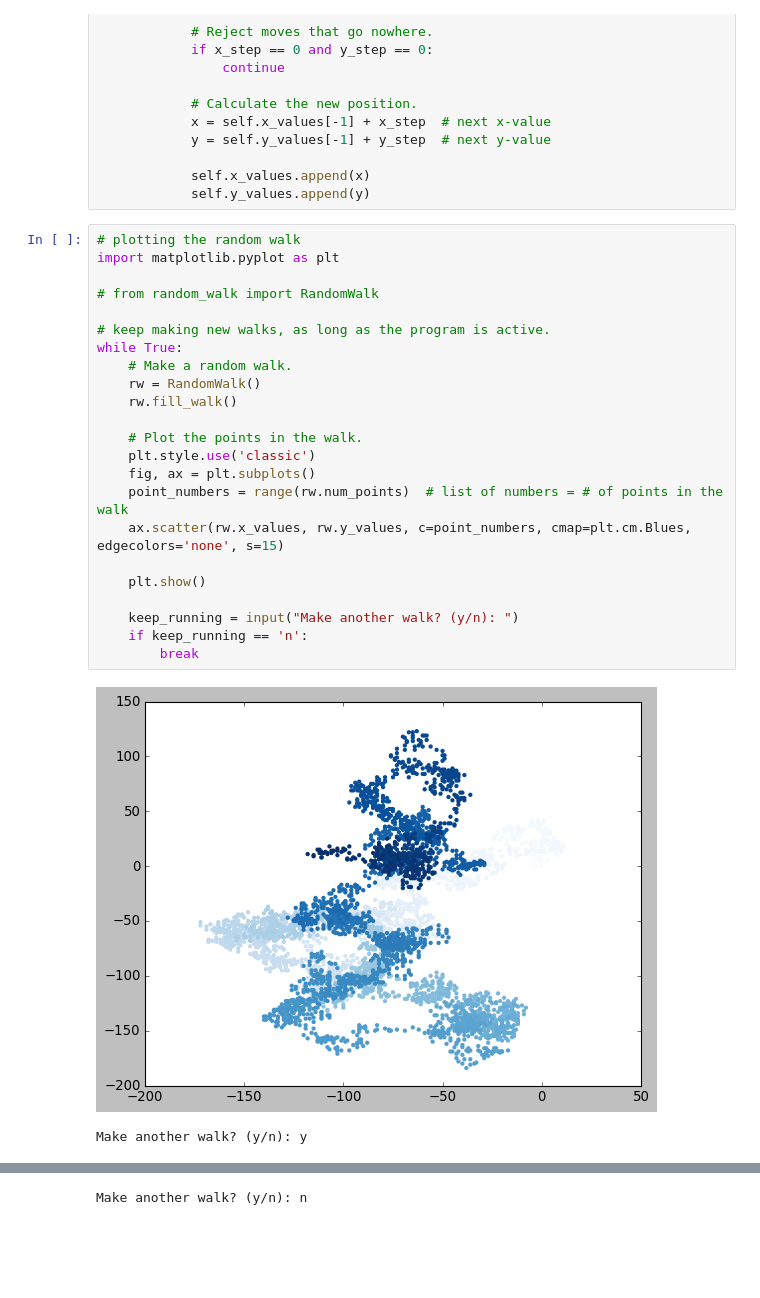
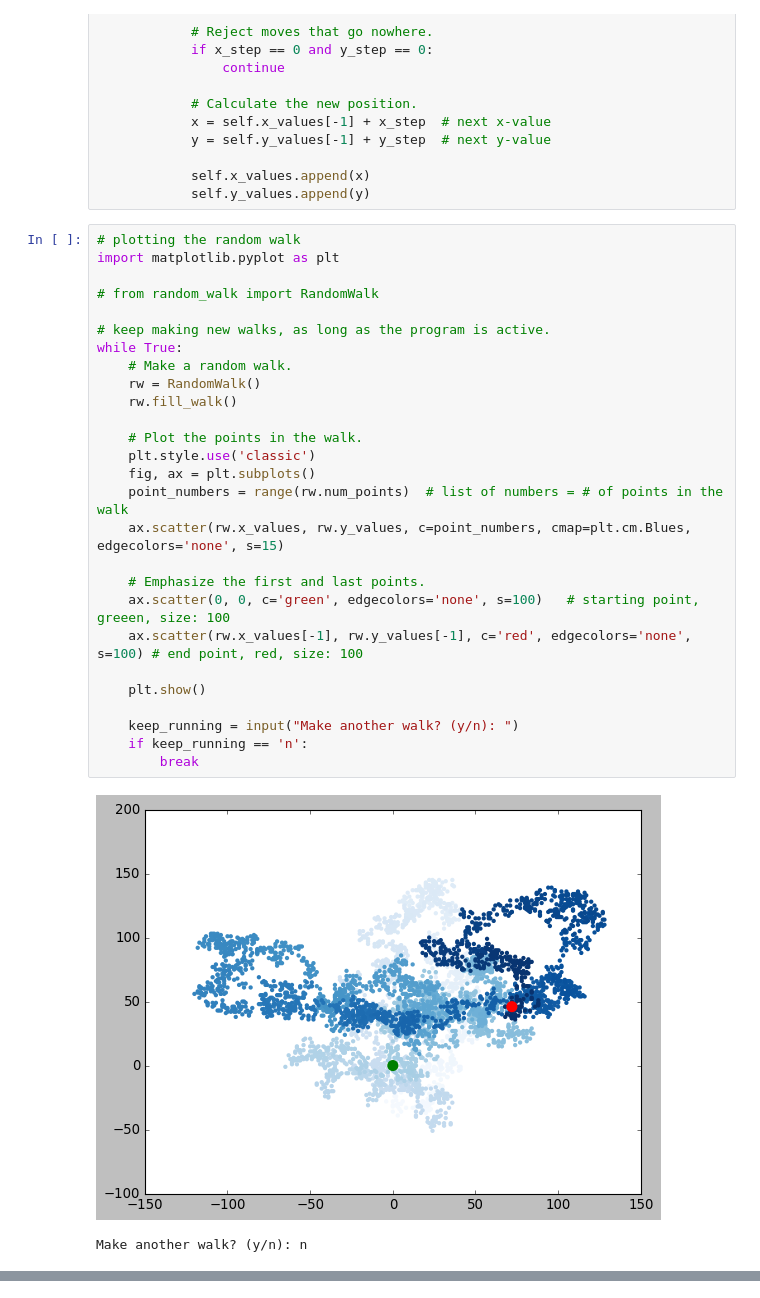
Before and after one commit to henrylin2008/Data-Visualization, a Jupyter notebook: Random_walks/Random_walk.ipynb, the cells around one changed output, grey strips where cells are left out. Saved outputs shown, nothing was run; the diff lists cells and outputs as text; blank space fills up the shorter version.

Commit message:
Emphasize the first and last points

```diff
--- a/Random_walks/Random_walk.ipynb
+++ b/Random_walks/Random_walk.ipynb
@@ -45,26 +45,30 @@ class RandomWalk:
 # %%
 # plotting the random walk
 import matplotlib.pyplot as plt
 
 # from random_walk import RandomWalk
 
 # keep making new walks, as long as the program is active.
 while True:
     # Make a random walk.
     rw = RandomWalk()
     rw.fill_walk()
 
     # Plot the points in the walk.
     plt.style.use('classic')
     fig, ax = plt.subplots()
     point_numbers = range(rw.num_points)  # list of numbers = # of points in the walk
     ax.scatter(rw.x_values, rw.y_values, c=point_numbers, cmap=plt.cm.Blues, edgecolors='none', s=15)
 
+    # Emphasize the first and last points.
+    ax.scatter(0, 0, c='green', edgecolors='none', s=100)   # starting point, greeen, size: 100
+    ax.scatter(rw.x_values[-1], rw.y_values[-1], c='red', edgecolors='none', s=100) # end point, red, size: 100
+
     plt.show()
 
     keep_running = input("Make another walk? (y/n): ")
     if keep_running == 'n':
         break
 # %% [output]
-[figure, old version]
+[figure, new version]
-Make another walk? (y/n): y
+Make another walk? (y/n): n
@@ -72 +74,0 @@ Make another walk? (y/n): y
-Make another walk? (y/n): n
```
Also changed, not shown: parts of 1 cell of this notebook.
